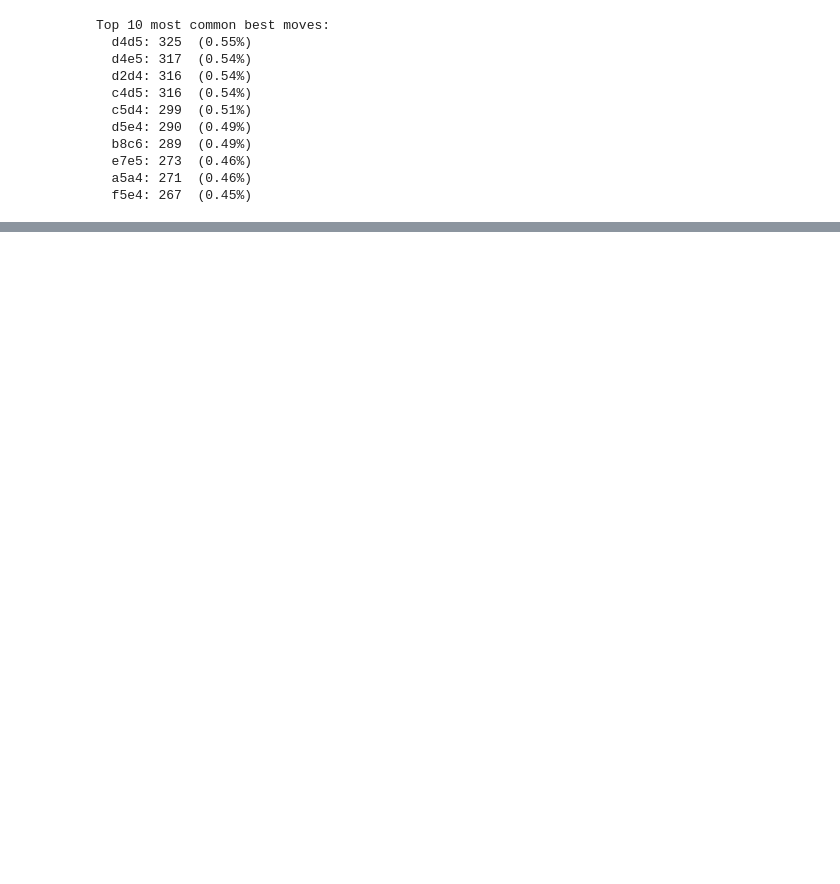
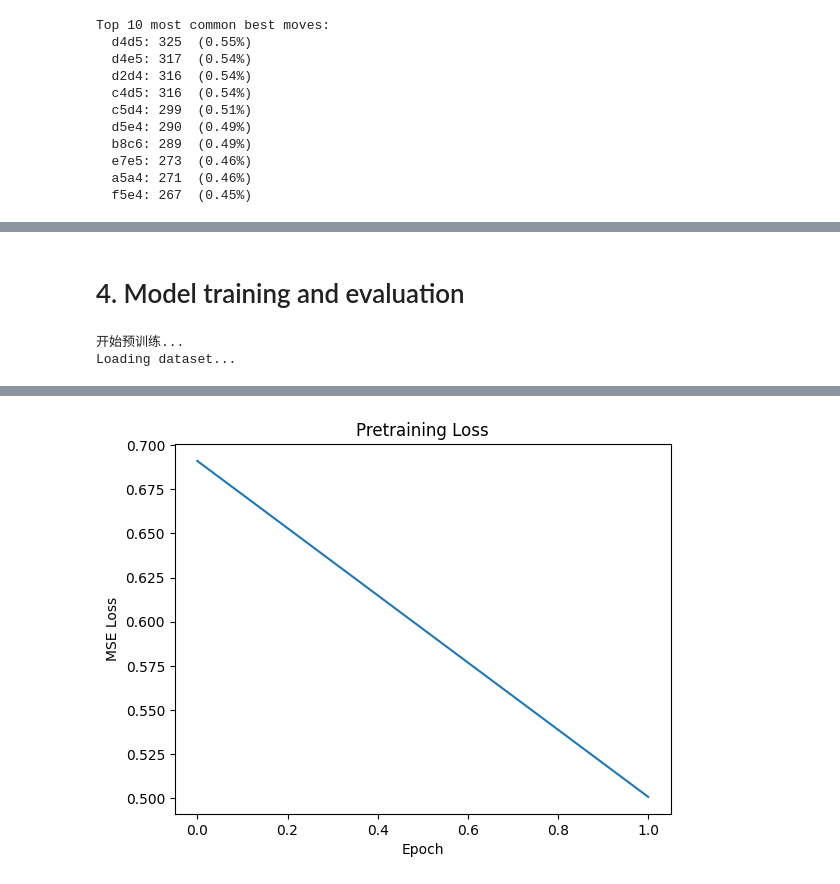
Before and after one commit to Iris-Jiaa/DSML2-ChangyuJia, a Jupyter notebook: notebook/dsml-reinforcementLearning.ipynb, the cells around one changed output, grey strips where cells are left out. Drawn from its saved outputs; the diff is of its cells as text; code cells hidden in the pictures; blank space fills up the shorter version.

```diff
--- a/notebook/dsml-reinforcementLearning.ipynb
+++ b/notebook/dsml-reinforcementLearning.ipynb
@@ -172,29 +223,0 @@ print(f"使用设备: {device}")
-# %%
-# ==================== 训练模型 ====================
-print("load the training dataset...")
-dataset = ChessValueDataset(dataset_path)
-dataloader = DataLoader(dataset, batch_size=32, shuffle=True)
-
-model = ChessValueNet().to(device)
-optimizer = optim.Adam(model.parameters(), lr=0.001)
-scheduler = optim.lr_scheduler.StepLR(optimizer, step_size=5, gamma=0.5)
-criterion = nn.MSELoss()
-
-print("start training the value network...")
-model.train()
-epochs = 10
-for epoch in range(epochs):
-    total_loss = 0.0
-    progress_bar = tqdm(dataloader, desc=f'Epoch {epoch+1}/{epochs}')
-    for batch_x, batch_y in progress_bar:
-        batch_x, batch_y = batch_x.to(device), batch_y.to(device)
-        optimizer.zero_grad()
-        pred = model(batch_x).squeeze()
-        loss = criterion(pred, batch_y)
-        loss.backward()
-        optimizer.step()
-        total_loss += loss.item() * len(batch_x)
-        progress_bar.set_postfix({'loss': loss.item()})
-    avg_loss = total_loss / len(dataset)
-    scheduler.step()
-    print(f'Epoch {epoch+1} finished, average loss: {avg_loss:.4f}')
@@ -208,0 +430,16 @@ Epoch 4 finished, average loss: 0.3206
+# %% [markdown]
+# 4. Model training and evaluation
+# %%
+agent = PPOAgent(lr=3e-4)
+env = ChessEnv()
+
+print("Pretraining the value network with the dataset...")
+losses = pretrain_with_dataset(agent.net, dataset_path, epochs=2, batch_size=64)
+plt.plot(losses)
+plt.title("Pretraining Loss")
+plt.xlabel("Epoch")
+plt.ylabel("MSE Loss")
+plt.show()
+# %% [output]
+开始预训练...
+Loading dataset...
@@ -208,0 +448 @@ Epoch 4 finished, average loss: 0.3206
+[figure, added]
```
Also changed, not shown: parts of 27 cells of this notebook, 1 other file.
